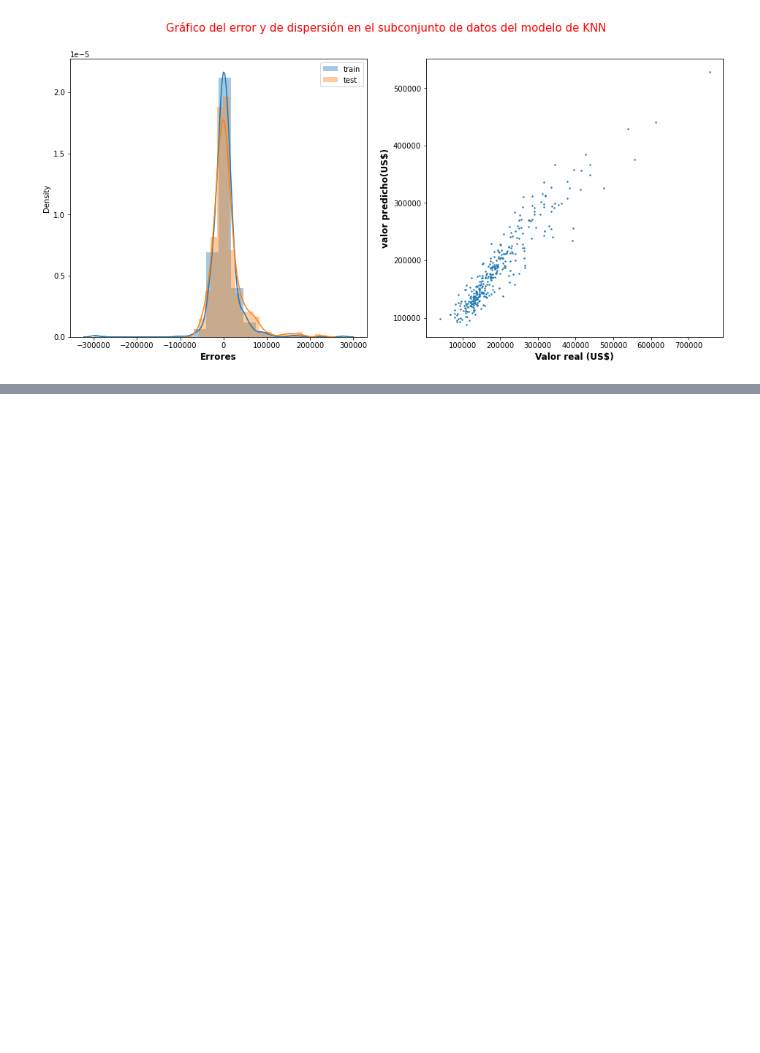
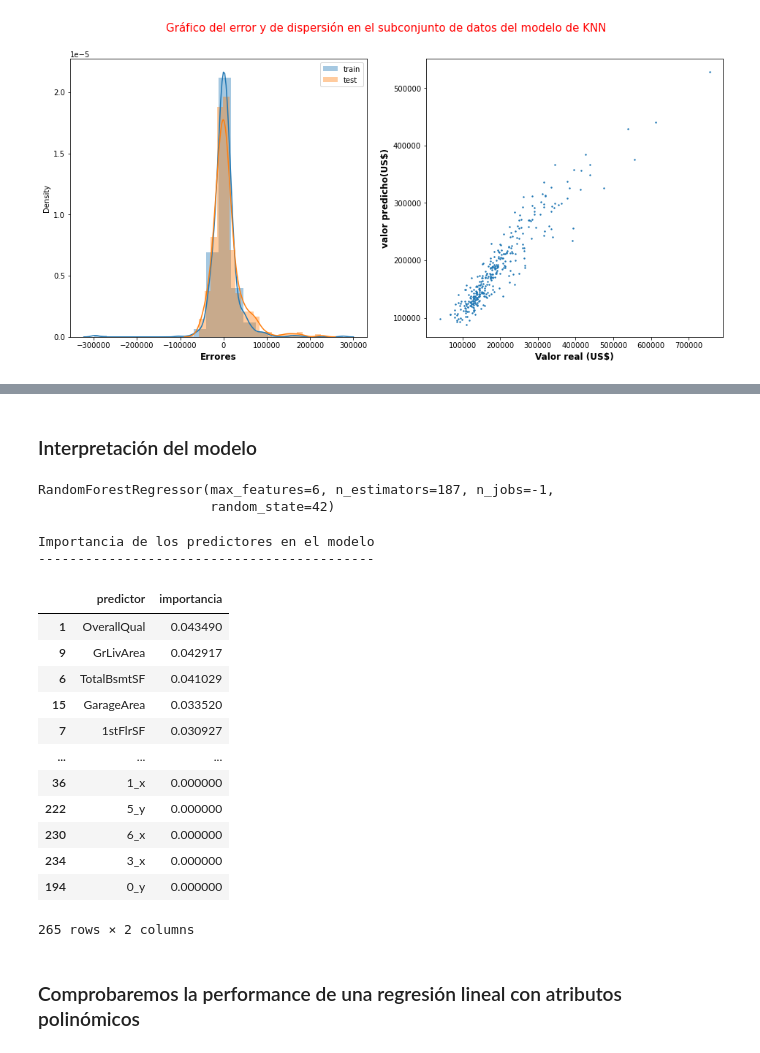
Before and after one commit to Leandrofranchina/Hackathon, a Jupyter notebook: Machine_learning.ipynb, the cells around one changed output, grey strips where cells are left out. Cells and saved outputs as stored; diff of their text form; code cells hidden in the pictures; blank space fills up the shorter version.

```diff
--- a/Machine_learning.ipynb
+++ b/Machine_learning.ipynb
@@ -346,0 +473,34 @@ Text(0, 0.5, 'valor predicho(US$)')
+# %% [markdown]
+### Interpretación del modelo
+# %%
+randomf_best = RandomForestRegressor(max_features= 6, n_estimators= 187, n_jobs= -1, random_state= 42)
+randomf_best.fit(X_train, y_train)
+# %% [output]
+RandomForestRegressor(max_features=6, n_estimators=187, n_jobs=-1,
+                      random_state=42)
+# %%
+importancia_predictores = pd.DataFrame(
+                            {'predictor': X_train.columns,
+                             'importancia': randomf_best.feature_importances_}
+                            )
+print("Importancia de los predictores en el modelo")
+print("-------------------------------------------")
+importancia_predictores.sort_values('importancia', ascending=False)
+# %% [output]
+Importancia de los predictores en el modelo
+-------------------------------------------
+|  | predictor | importancia |
+| 1 | OverallQual | 0.043490 |
+| 9 | GrLivArea | 0.042917 |
+| 6 | TotalBsmtSF | 0.041029 |
+| 15 | GarageArea | 0.033520 |
+| 7 | 1stFlrSF | 0.030927 |
+| ... | ... | ... |
+| 36 | 1_x | 0.000000 |
+| 222 | 5_y | 0.000000 |
+| 230 | 6_x | 0.000000 |
+| 234 | 3_x | 0.000000 |
+| 194 | 0_y | 0.000000 |
+265 rows × 2 columns
+# %% [markdown]
+### Comprobaremos la performance de una regresión lineal con atributos polinómicos
```
Also changed, not shown: parts of 40 cells of this notebook.
